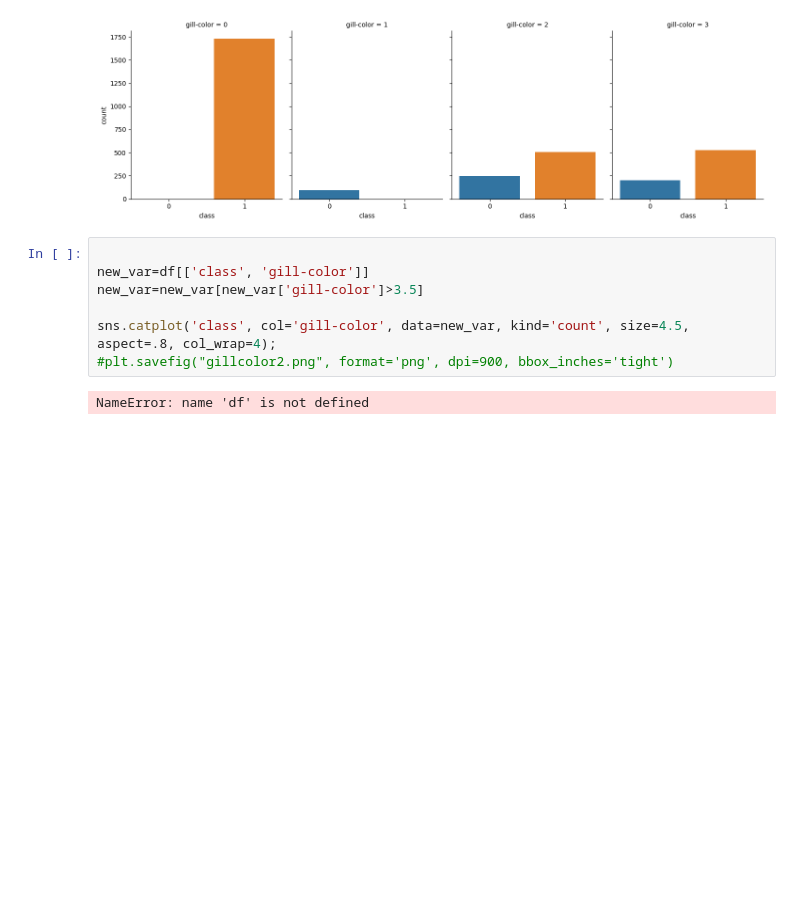
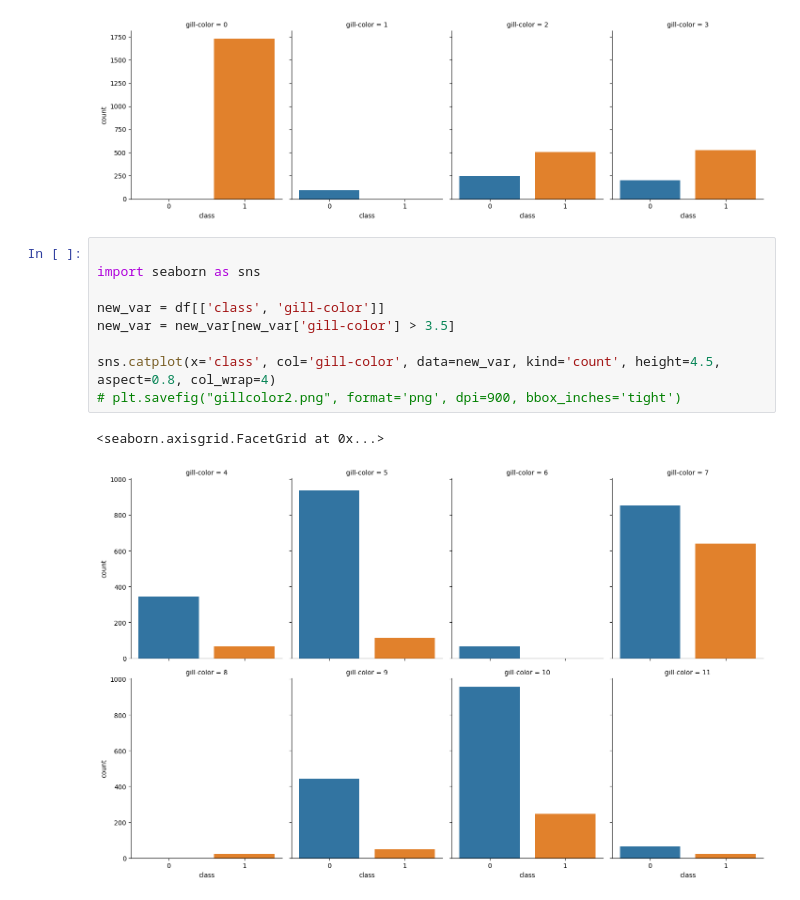
Before and after one commit to suraj101219/Mushroom_Classification, a Jupyter notebook: notebooks/EDA.ipynb, the cells around one changed output. Cells and saved outputs as stored; diff of their text form; blank space fills up the shorter version.

```diff
--- a/notebooks/EDA.ipynb
+++ b/notebooks/EDA.ipynb
@@ -253,10 +253,13 @@ plt.show()
 [figure]
 # %%
 
-new_var=df[['class', 'gill-color']]
-new_var=new_var[new_var['gill-color']>3.5]
+import seaborn as sns
 
-sns.catplot('class', col='gill-color', data=new_var, kind='count', size=4.5, aspect=.8, col_wrap=4);
-#plt.savefig("gillcolor2.png", format='png', dpi=900, bbox_inches='tight')
+new_var = df[['class', 'gill-color']]
+new_var = new_var[new_var['gill-color'] > 3.5]
+
+sns.catplot(x='class', col='gill-color', data=new_var, kind='count', height=4.5, aspect=0.8, col_wrap=4)
+# plt.savefig("gillcolor2.png", format='png', dpi=900, bbox_inches='tight')
 # %% [output]
-NameError: name 'df' is not defined
+<seaborn.axisgrid.FacetGrid at 0x...>
+[figure, added]
```
Also changed, not shown: parts of 48 cells of this notebook, 5 other files.
